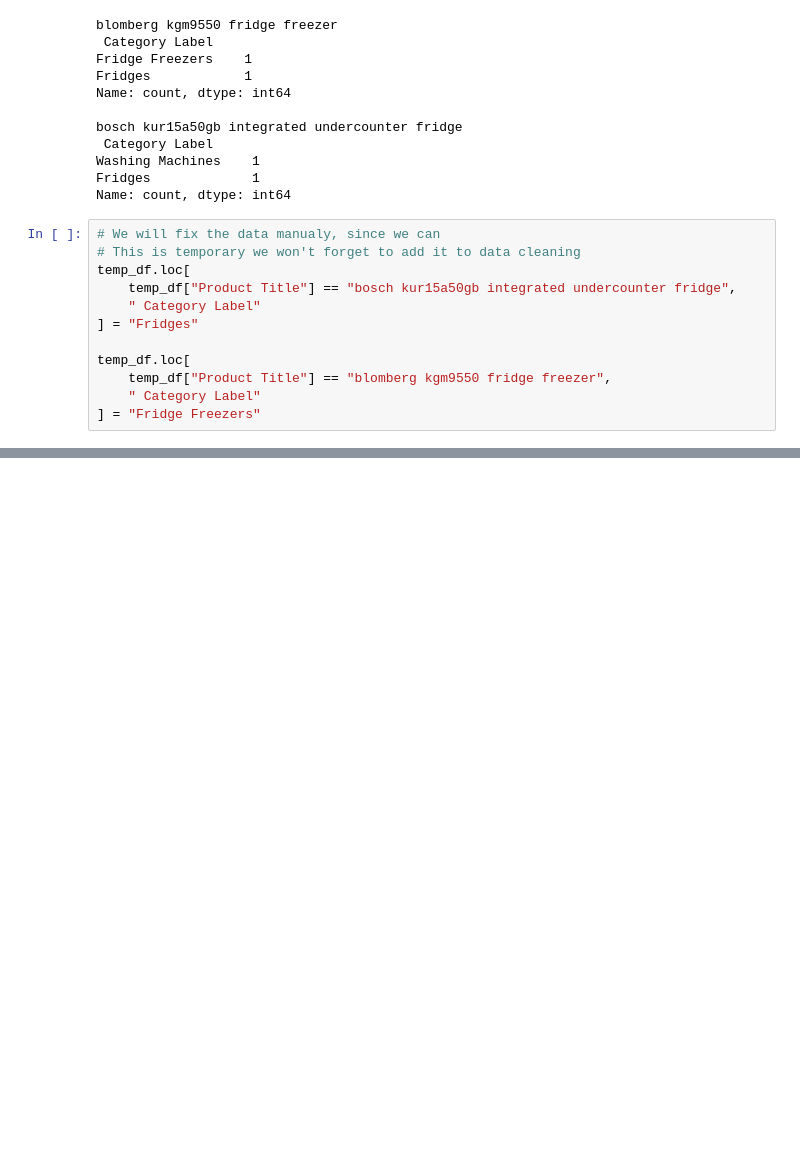
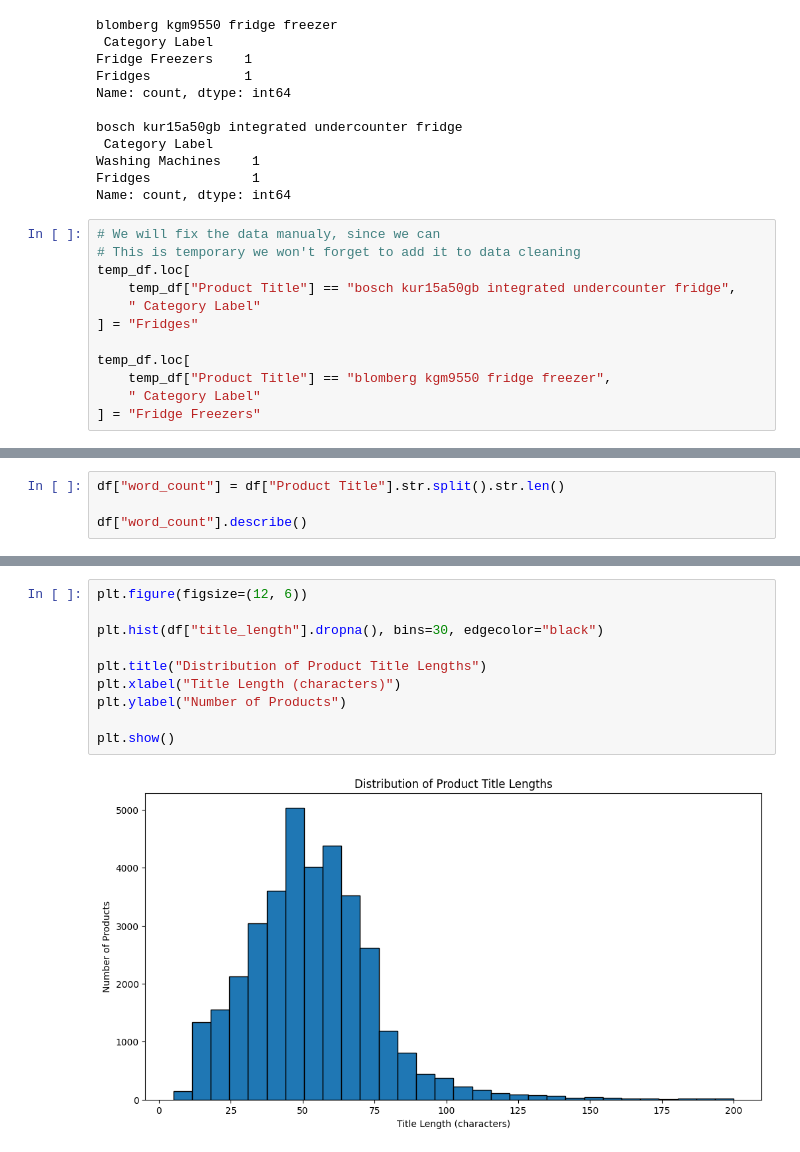
Before and after one commit to seadsejo/ml-final-task-category-prediction-model, a Jupyter notebook: task_analysis.ipynb, the cells around one changed output, grey strips where cells are left out. Cells and saved outputs as stored; diff of their text form; blank space fills up the shorter version.

```diff
--- a/task_analysis.ipynb
+++ b/task_analysis.ipynb
@@ -291,0 +459,4 @@ temp_df.loc[
+# %%
+df["word_count"] = df["Product Title"].str.split().str.len()
+
+df["word_count"].describe()
@@ -291,0 +474,12 @@ temp_df.loc[
+# %%
+plt.figure(figsize=(12, 6))
+
+plt.hist(df["title_length"].dropna(), bins=30, edgecolor="black")
+
+plt.title("Distribution of Product Title Lengths")
+plt.xlabel("Title Length (characters)")
+plt.ylabel("Number of Products")
+
+plt.show()
+# %% [output]
+[figure, added]
```
Also changed, not shown: parts of 9 cells of this notebook.
